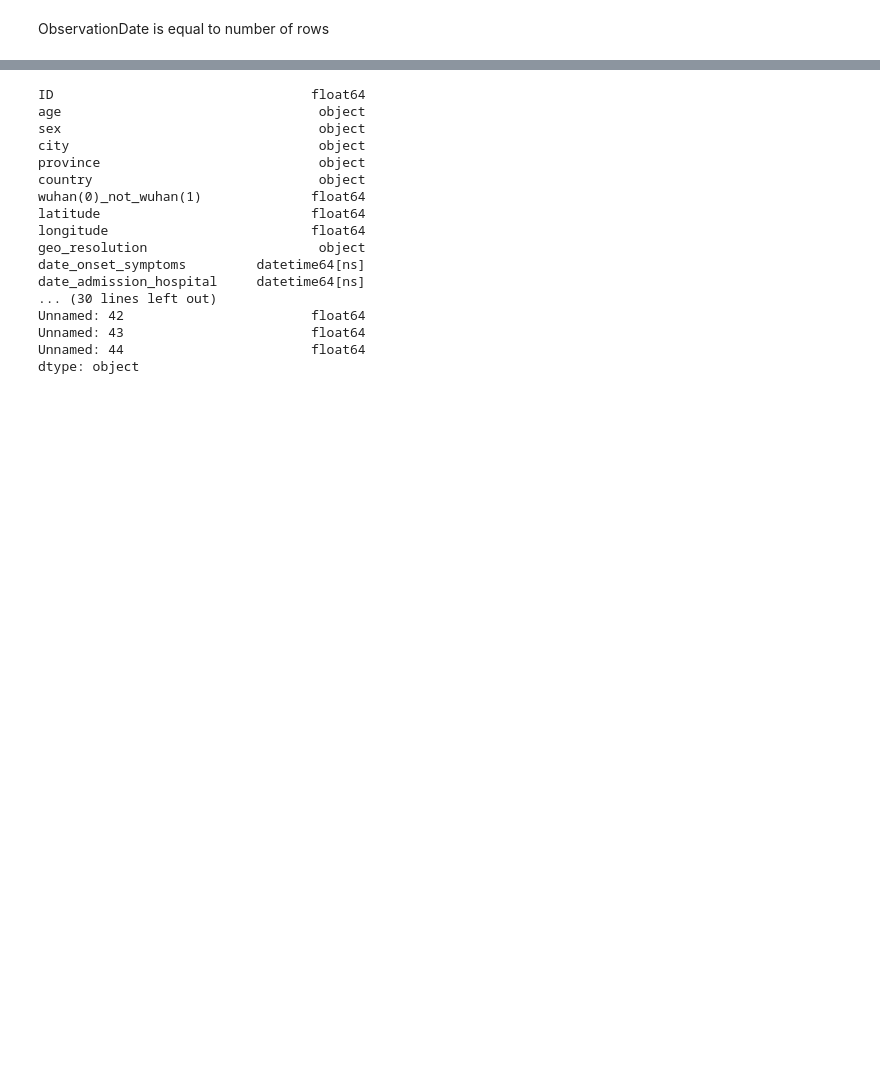
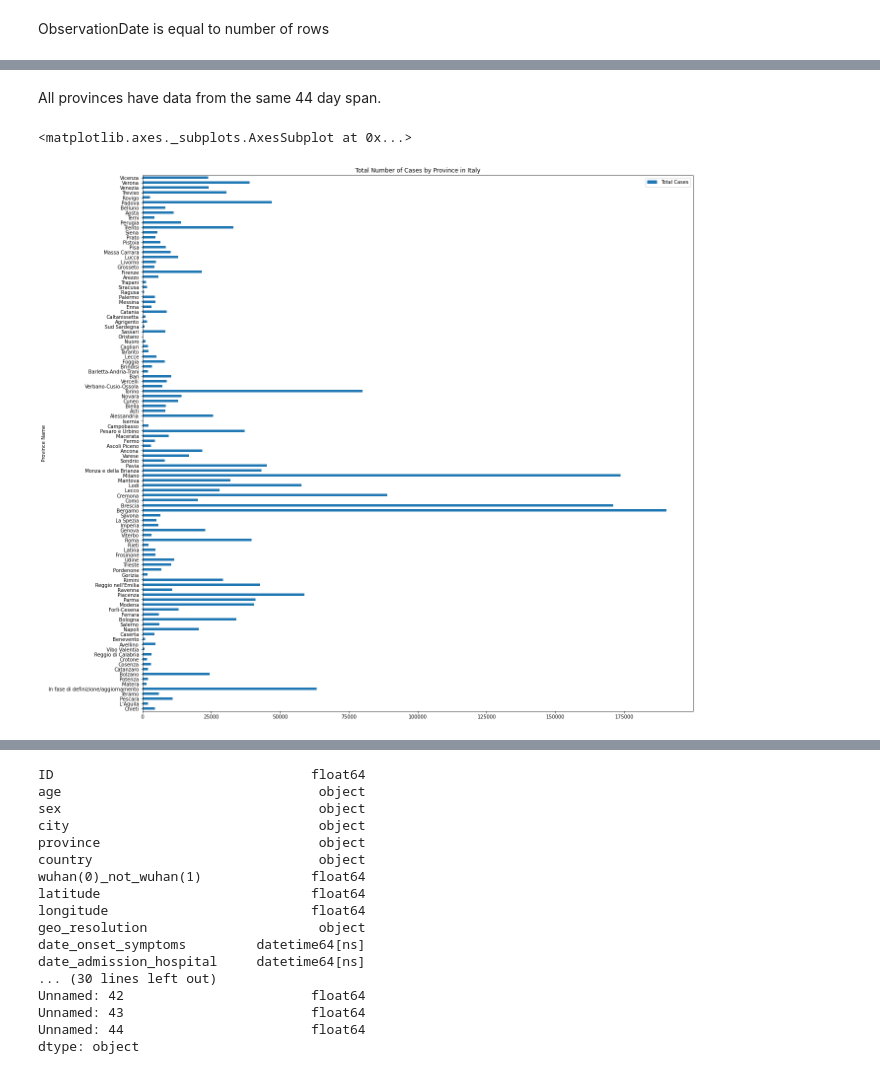
Before and after one commit to abijbart/DS4H_covid19, a Jupyter notebook: exploration_ds4h.ipynb, the cells around one changed output, grey strips where cells are left out. Saved outputs shown, nothing was run; the diff lists cells and outputs as text; code cells hidden in the pictures; blank space fills up the shorter version.

```diff
--- a/exploration_ds4h.ipynb
+++ b/exploration_ds4h.ipynb
@@ -200,0 +259,12 @@ axes[0, 1] = smaller_ratios.plot.barh(x = 'Country')
+# %%
+# Provincial dataset
+prov_df = pd.read_csv(dataset_dir + 'covid19-in-italy/covid19_italy_province.csv')
+prov_df['Date'] = pd.to_datetime(prov_df['Date'])
+# Date ranges from 2/24/20 to 4/7/20
+print('Data starts on: ' + str(prov_df['Date'].min()))
+print('Data ends on: ' + str(prov_df['Date'].max()))
+total_days = len(prov_df['Date'].unique())
+print('For a total of ' + str(total_days) + ' days')
+print('Do all provinces have data for the same ' + str(total_days) + ' days?')
+print(all([total_days == len(prov_df[(prov_df['ProvinceName'] == providence)]['Date'].unique()) for province in prov_df['ProvinceName'].unique()]))
+print(prov_df.columns)
@@ -200,0 +281,16 @@ axes[0, 1] = smaller_ratios.plot.barh(x = 'Country')
+# %% [markdown]
+All provinces have data from the same 44 day span.
+# %%
+# Sum up number of cases across the 44 Days by province
+cases_by_prov = []
+for province in prov_df['ProvinceName'].unique():
+  cases = prov_df[prov_df['ProvinceName']==province]['TotalPositiveCases'].sum()
+  cases_by_prov.append(cases)
+
+cbp = pd.DataFrame()
+cbp['Province Name'] = prov_df['ProvinceName'].unique()
+cbp['Total Cases'] = cases_by_prov
+cbp.plot.barh(x = 'Province Name', y = 'Total Cases', figsize=(20,20), title='Total Number of Cases by Province in Italy')
+# %% [output]
+<matplotlib.axes._subplots.AxesSubplot at 0x...>
+[figure, added]
```
Also changed, not shown: parts of 28 cells of this notebook.
